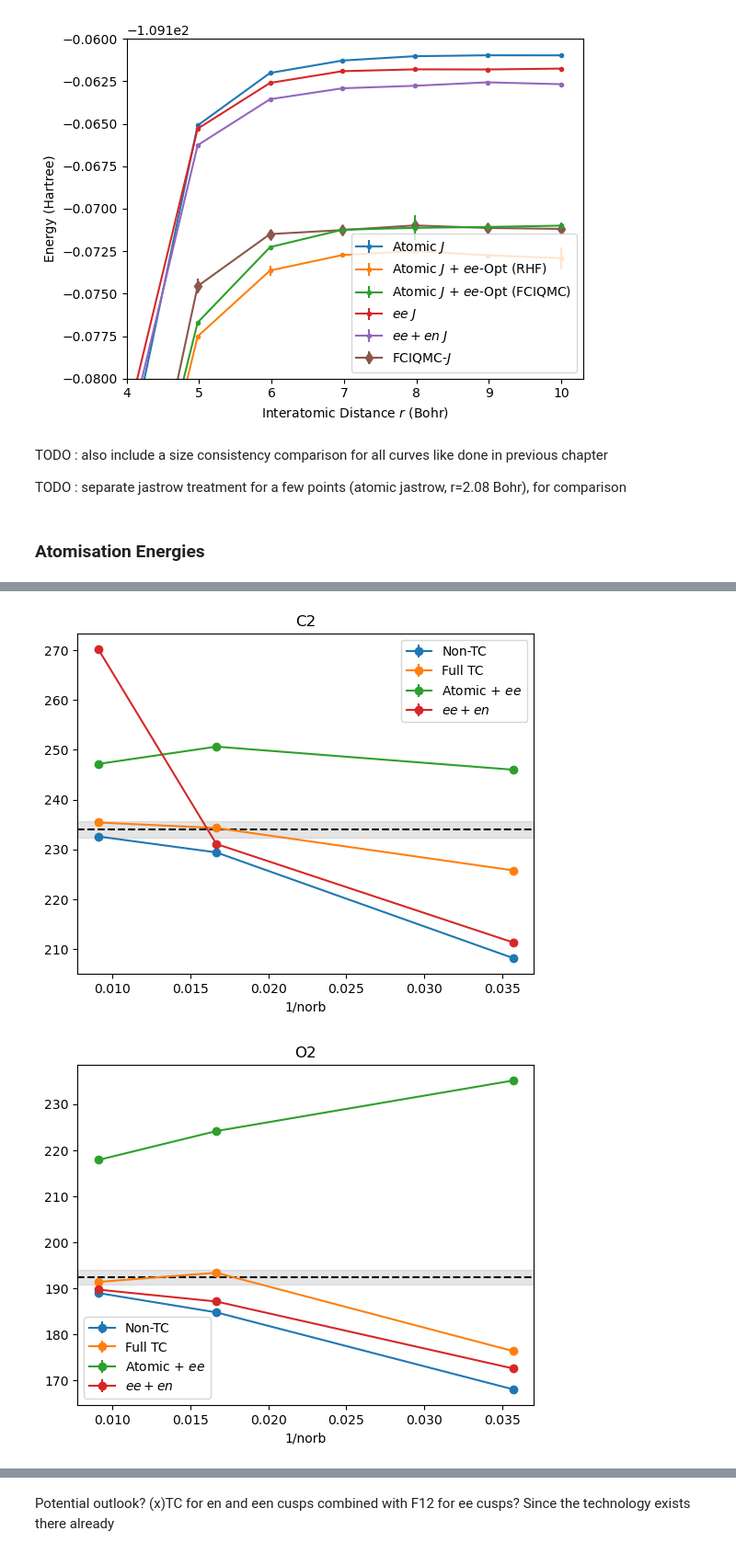
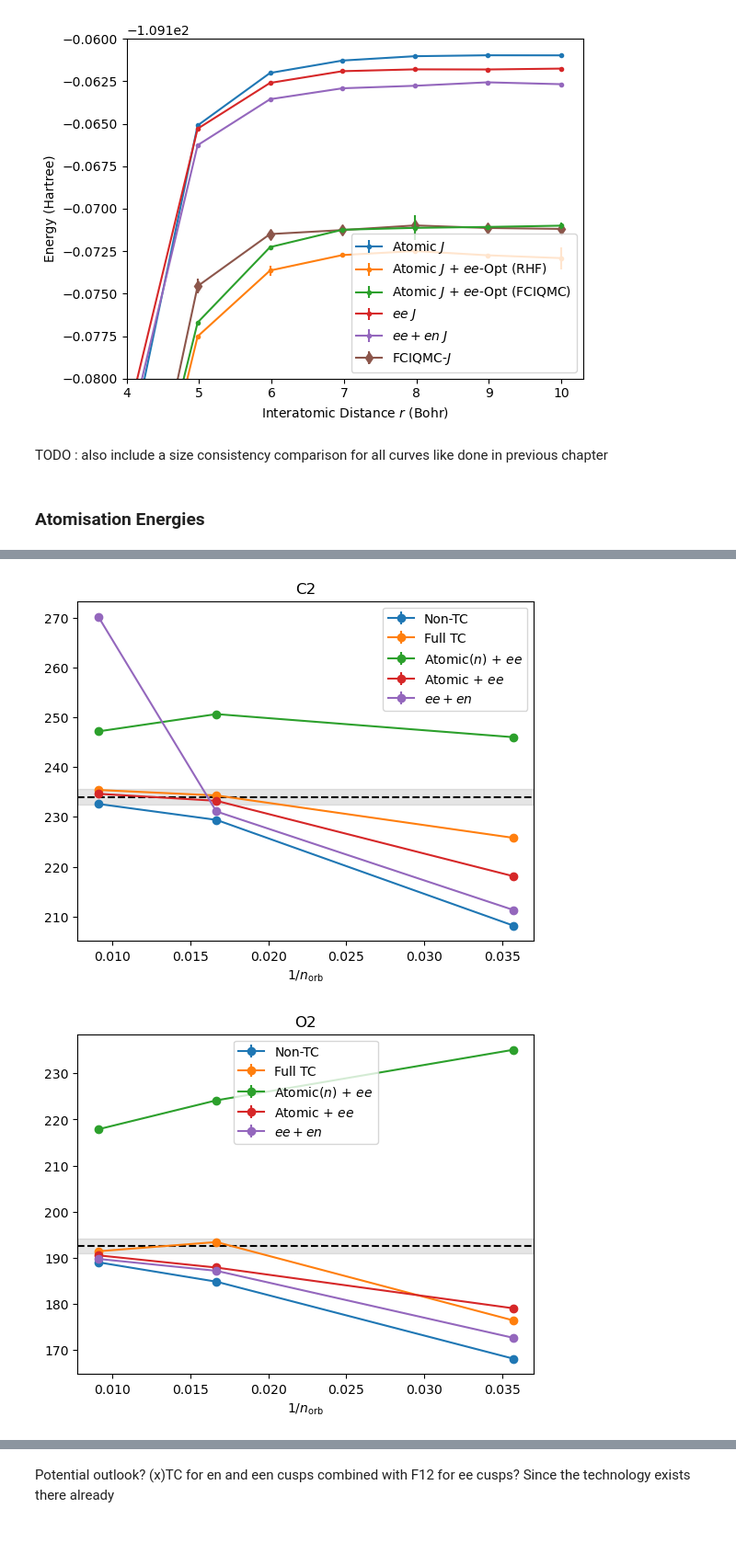
Before and after one commit to jphaupt/phdthesis_haupt, a Jupyter notebook: figures/universal/notes.ipynb, the cells around one changed output, grey strips where cells are left out. Shown at 92% size. Cells and saved outputs as stored; diff of their text form; code cells hidden in the pictures.

```diff
--- a/figures/universal/notes.ipynb
+++ b/figures/universal/notes.ipynb
@@ -348,8 +289,6 @@ plt.show()
 [figure]
 # %% [markdown]
 TODO : also include a size consistency comparison for all curves like done in previous chapter
-
-TODO : separate jastrow treatment for a few points (atomic jastrow, r=2.08 Bohr), for comparison
 # %% [markdown]
 ### Atomisation Energies
 # %%
@@ -360,6 +299,7 @@ import matplotlib.pyplot as plt
 df_notc = get_system_values("data/atomisation_nontc.csv")
 df_full = get_system_values("data/atomisation_fulltc.csv")
 df_Aee = get_system_values("data/atomisation_atomic_ee.csv")
+df_Aee2 = get_system_values("data/atomisation_atomic_ee_fromatom.csv")
 df_uni = get_system_values("data/atomisation_universal_ee_en.csv")
 # %%
 # df = df_full.copy()
@@ -379,6 +319,7 @@ def get_diffdf(dfin):
 diff_notc = get_diffdf(df_notc)
 diff_full = get_diffdf(df_full)
 diff_Aee = get_diffdf(df_Aee)
+diff_Aee2 = get_diffdf(df_Aee2)
 diff_uni = get_diffdf(df_uni)
 # display_formatted(pd.DataFrame(diffdict))
 # diffdf = pd.DataFrame(diffdict)
@@ -400,12 +341,13 @@ for system in diff_full.keys():
     if system == "norb": continue
     plt.errorbar(norb_rec, [x.n for x in diff_notc[system]], yerr=[x.s for x in diff_notc[system]], fmt='o-', label="Non-TC")
     plt.errorbar(norb_rec, [x.n for x in diff_full[system]], yerr=[x.s for x in diff_full[system]], fmt='o-', label="Full TC")
-    plt.errorbar(norb_rec, [x.n for x in diff_Aee[system]], yerr=[x.s for x in diff_Aee[system]], fmt='o-', label=r"Atomic + $ee$")
+    plt.errorbar(norb_rec, [x.n for x in diff_Aee[system]], yerr=[x.s for x in diff_Aee[system]], fmt='o-', label=r"Atomic($n$) + $ee$")
+    plt.errorbar(norb_rec, [x.n for x in diff_Aee2[system]], yerr=[x.s for x in diff_Aee2[system]], fmt='o-', label=r"Atomic + $ee$")
     plt.errorbar(norb_rec, [x.n for x in diff_uni[system]], yerr=[x.s for x in diff_uni[system]], fmt='o-', label=r"$ee+en$")
     plt.axhline(exact[system], color="black", linestyle="--")
     plt.axhspan(exact[system]-1.6, exact[system]+1.6, alpha=0.2, color='gray')
     plt.legend()
-    plt.xlabel("1/norb")
+    plt.xlabel(r"$1/n_{\rm orb}$")
     plt.title(system)
     plt.show()
     # print(system)
@@ -417,2 +359,2 @@ for system in diff_full.keys():
-[figure, old version]
+[figure, new version]
-[figure, old version]
+[figure, new version]
```
Also changed, not shown: parts of 4 cells of this notebook, 4 other files.
